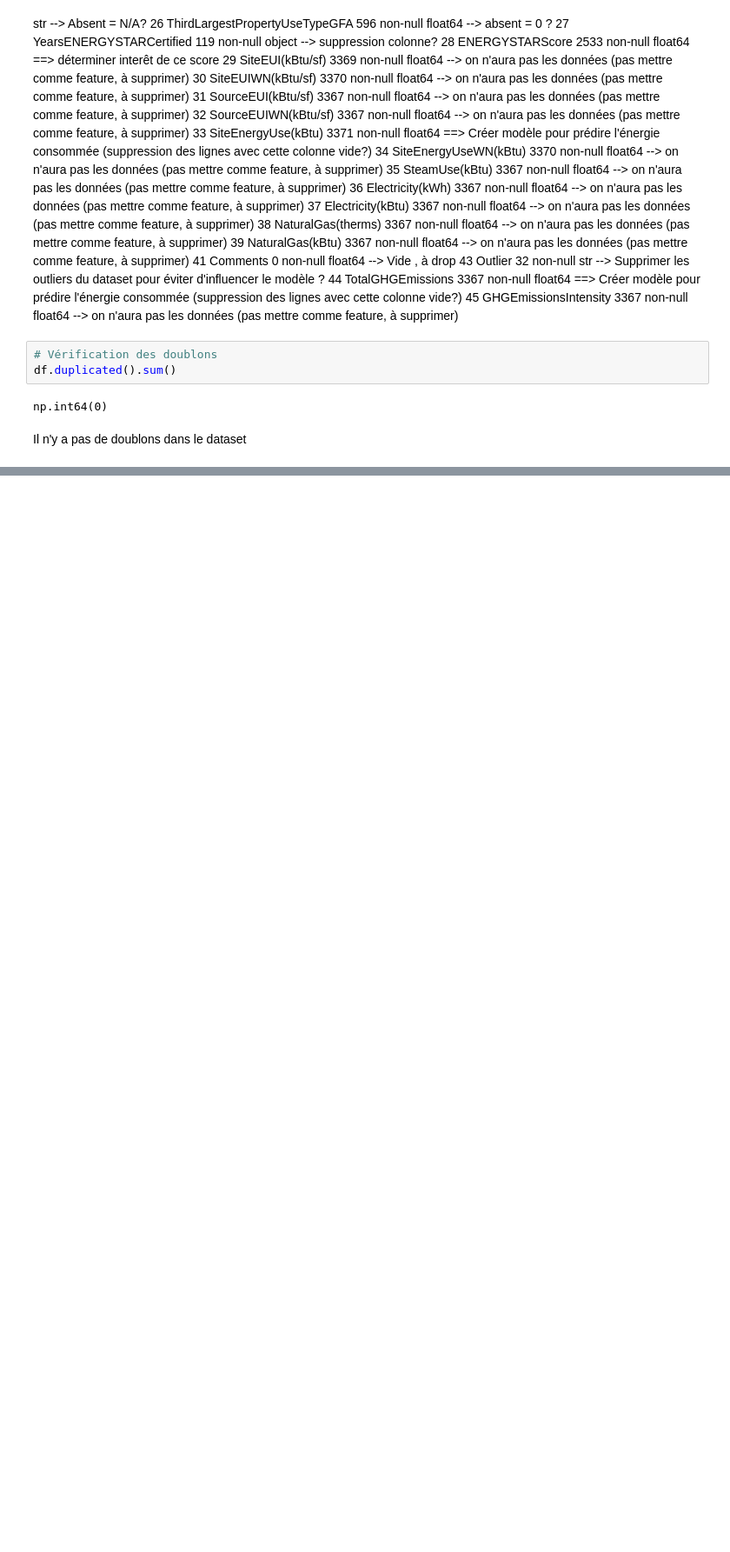
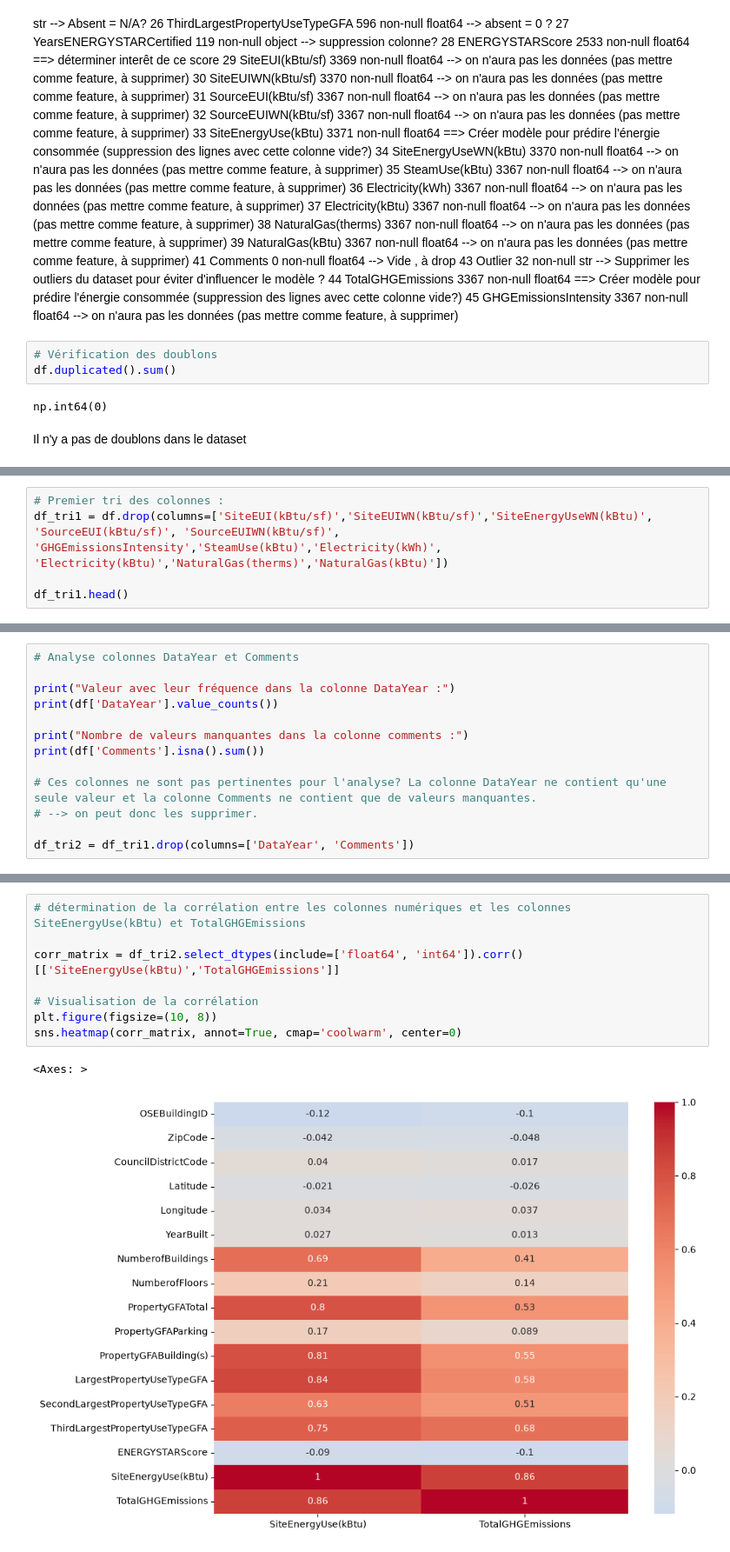
Before and after one commit to Leozmee/Seattle-Electricity-Prediction, a Jupyter notebook: analyse_exploratoire.ipynb, the cells around one changed output, grey strips where cells are left out. Shown at 87% size. Drawn from its saved outputs; the diff is of its cells as text; blank space fills up the shorter version.

Commit message:
Ajout de quelques visualisations

```diff
--- a/analyse_exploratoire.ipynb
+++ b/analyse_exploratoire.ipynb
@@ -155,0 +121,5 @@ Name: count, dtype: int64
+# %%
+# Premier tri des colonnes :
+df_tri1 = df.drop(columns=['SiteEUI(kBtu/sf)','SiteEUIWN(kBtu/sf)','SiteEnergyUseWN(kBtu)', 'SourceEUI(kBtu/sf)', 'SourceEUIWN(kBtu/sf)', 'GHGEmissionsIntensity','SteamUse(kBtu)','Electricity(kWh)', 'Electricity(kBtu)','NaturalGas(therms)','NaturalGas(kBtu)'])
+
+df_tri1.head()
@@ -155,0 +134,13 @@ Name: count, dtype: int64
+# %%
+# Analyse colonnes DataYear et Comments
+
+print("Valeur avec leur fréquence dans la colonne DataYear :")
+print(df['DataYear'].value_counts())
+
+print("Nombre de valeurs manquantes dans la colonne comments :")
+print(df['Comments'].isna().sum())
+
+# Ces colonnes ne sont pas pertinentes pour l'analyse? La colonne DataYear ne contient qu'une seule valeur et la colonne Comments ne contient que de valeurs manquantes.
+# --> on peut donc les supprimer.
+
+df_tri2 = df_tri1.drop(columns=['DataYear', 'Comments'])
@@ -155,0 +154,11 @@ Name: count, dtype: int64
+# %%
+# détermination de la corrélation entre les colonnes numériques et les colonnes SiteEnergyUse(kBtu) et TotalGHGEmissions
+
+corr_matrix = df_tri2.select_dtypes(include=['float64', 'int64']).corr()[['SiteEnergyUse(kBtu)','TotalGHGEmissions']]
+
+# Visualisation de la corrélation
+plt.figure(figsize=(10, 8))
+sns.heatmap(corr_matrix, annot=True, cmap='coolwarm', center=0)
+# %% [output]
+<Axes: >
+[figure, added]
```
Also changed, not shown: parts of 11 cells of this notebook.
